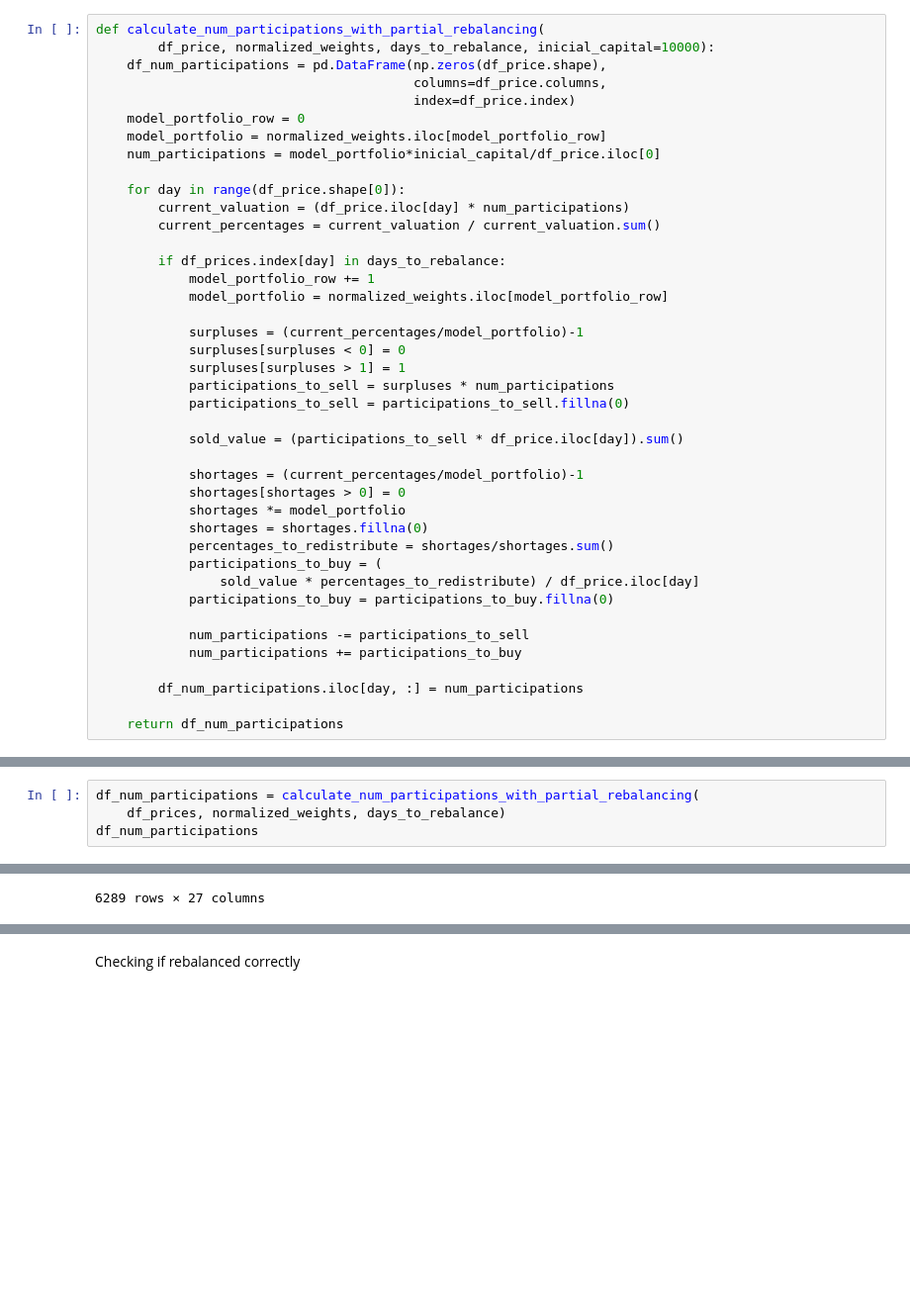
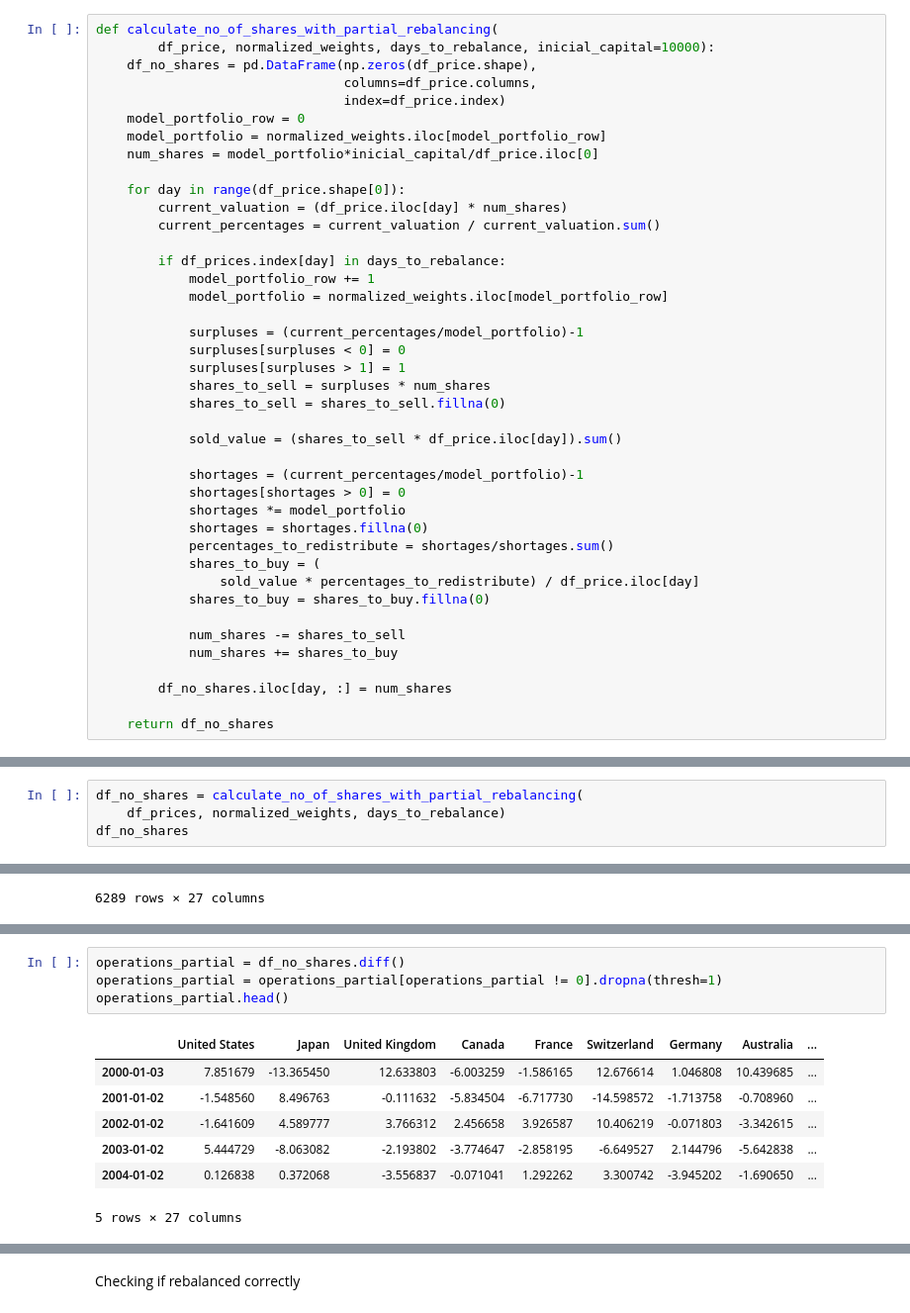
Before and after one commit to lharazin/TFM, a Jupyter notebook: Algorithm/backtesting/msci_acwi_replica_with_rebalancing.ipynb, the cells around one changed output, grey strips where cells are left out. Shown at 99% size. Drawn from its saved outputs; the diff is of its cells as text; blank space fills up the shorter version.

```diff
--- a/Algorithm/backtesting/msci_acwi_replica_with_rebalancing.ipynb
+++ b/Algorithm/backtesting/msci_acwi_replica_with_rebalancing.ipynb
@@ -152,15 +142,15 @@ dtype: float64
 # %%
-def calculate_num_participations_with_partial_rebalancing(
+def calculate_no_of_shares_with_partial_rebalancing(
         df_price, normalized_weights, days_to_rebalance, inicial_capital=10000):
-    df_num_participations = pd.DataFrame(np.zeros(df_price.shape),
-                                         columns=df_price.columns,
-                                         index=df_price.index)
+    df_no_shares = pd.DataFrame(np.zeros(df_price.shape),
+                                columns=df_price.columns,
+                                index=df_price.index)
     model_portfolio_row = 0
     model_portfolio = normalized_weights.iloc[model_portfolio_row]
-    num_participations = model_portfolio*inicial_capital/df_price.iloc[0]
+    num_shares = model_portfolio*inicial_capital/df_price.iloc[0]
 
     for day in range(df_price.shape[0]):
-        current_valuation = (df_price.iloc[day] * num_participations)
+        current_valuation = (df_price.iloc[day] * num_shares)
         current_percentages = current_valuation / current_valuation.sum()
 
         if df_prices.index[day] in days_to_rebalance:
@@ -170,24 +160,24 @@ def calculate_num_participations_with_partial_rebalancing(
             surpluses = (current_percentages/model_portfolio)-1
             surpluses[surpluses < 0] = 0
             surpluses[surpluses > 1] = 1
-            participations_to_sell = surpluses * num_participations
-            participations_to_sell = participations_to_sell.fillna(0)
+            shares_to_sell = surpluses * num_shares
+            shares_to_sell = shares_to_sell.fillna(0)
 
-            sold_value = (participations_to_sell * df_price.iloc[day]).sum()
+            sold_value = (shares_to_sell * df_price.iloc[day]).sum()
 
             shortages = (current_percentages/model_portfolio)-1
             shortages[shortages > 0] = 0
             shortages *= model_portfolio
             shortages = shortages.fillna(0)
             percentages_to_redistribute = shortages/shortages.sum()
-            participations_to_buy = (
+            shares_to_buy = (
                 sold_value * percentages_to_redistribute) / df_price.iloc[day]
-            participations_to_buy = participations_to_buy.fillna(0)
+            shares_to_buy = shares_to_buy.fillna(0)
 
-            num_participations -= participations_to_sell
-            num_participations += participations_to_buy
+            num_shares -= shares_to_sell
+            num_shares += shares_to_buy
 
-        df_num_participations.iloc[day, :] = num_participations
+        df_no_shares.iloc[day, :] = num_shares
 
-    return df_num_participations
+    return df_no_shares
 # %%
@@ -239,9 +229,9 @@ str_list
  '2022-01-03',
  '2023-01-03']
 # %%
-df_num_participations = calculate_num_participations_with_partial_rebalancing(
+df_no_shares = calculate_no_of_shares_with_partial_rebalancing(
     df_prices, normalized_weights, days_to_rebalance)
-df_num_participations
+df_no_shares
 # %% [output]
 |  | United States | Japan | United Kingdom | Canada | France | Switzerland | Germany | Australia | ... |
 | 1999-01-04 | 62.622124 | 38.520180 | 67.706252 | 39.757521 | 35.026477 | 29.773607 | 31.147844 | 40.243449 | ... |
@@ -282 +249,13 @@ operations
+# %%
+operations_partial = df_no_shares.diff()
+operations_partial = operations_partial[operations_partial != 0].dropna(thresh=1)
+operations_partial.head()
+# %% [output]
+|  | United States | Japan | United Kingdom | Canada | France | Switzerland | Germany | Australia | ... |
+| 2000-01-03 | 7.851679 | -13.365450 | 12.633803 | -6.003259 | -1.586165 | 12.676614 | 1.046808 | 10.439685 | ... |
+| 2001-01-02 | -1.548560 | 8.496763 | -0.111632 | -5.834504 | -6.717730 | -14.598572 | -1.713758 | -0.708960 | ... |
+| 2002-01-02 | -1.641609 | 4.589777 | 3.766312 | 2.456658 | 3.926587 | 10.406219 | -0.071803 | -3.342615 | ... |
+| 2003-01-02 | 5.444729 | -8.063082 | -2.193802 | -3.774647 | -2.858195 | -6.649527 | 2.144796 | -5.642838 | ... |
+| 2004-01-02 | 0.126838 | 0.372068 | -3.556837 | -0.071041 | 1.292262 | 3.300742 | -3.945202 | -1.690650 | ... |
+5 rows × 27 columns
 # %%
```
Also changed, not shown: parts of 25 cells of this notebook, 3 other files.
